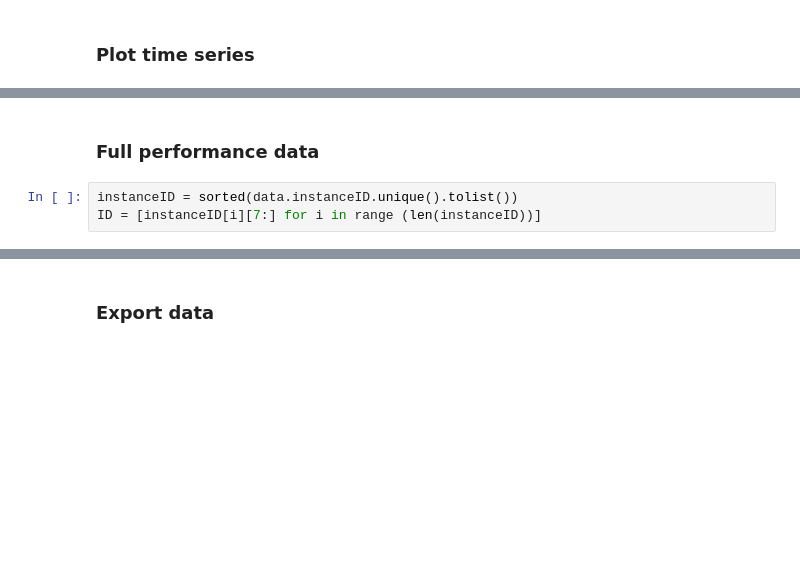
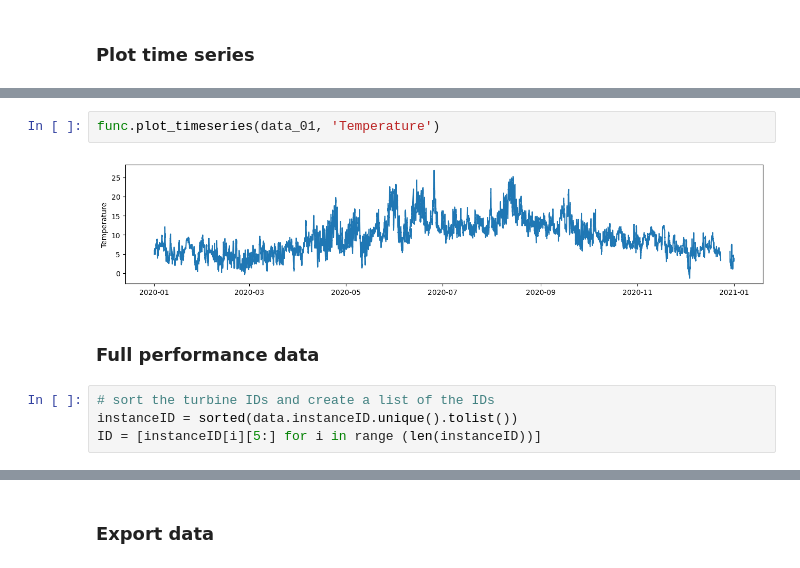
Before and after one commit to jingtingchong/Wind-turbine-performance-modelling, a Jupyter notebook: EDA/EDA-C.ipynb, the cells around one changed output, grey strips where cells are left out. Cells and saved outputs as stored; diff of their text form; blank space fills up the shorter version.

```diff
--- a/EDA/EDA-C.ipynb
+++ b/EDA/EDA-C.ipynb
@@ -126,6 +140,11 @@ plt.show()
+# %%
+func.plot_timeseries(data_01, 'Temperature')
+# %% [output]
+[figure, added]
 # %% [markdown]
 ### Full performance data
 # %%
+# sort the turbine IDs and create a list of the IDs
 instanceID = sorted(data.instanceID.unique().tolist())
-ID = [instanceID[i][7:] for i in range (len(instanceID))]
+ID = [instanceID[i][5:] for i in range (len(instanceID))]
 # %%
```
Also changed, not shown: parts of 38 cells of this notebook, 1 other file.
